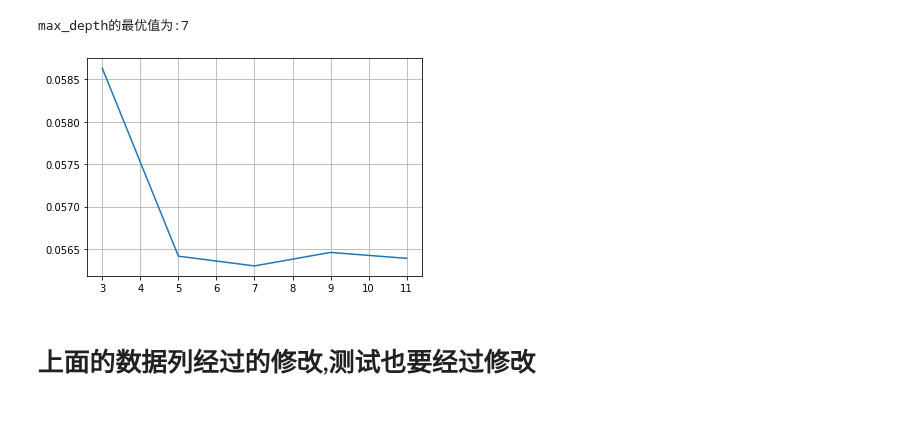
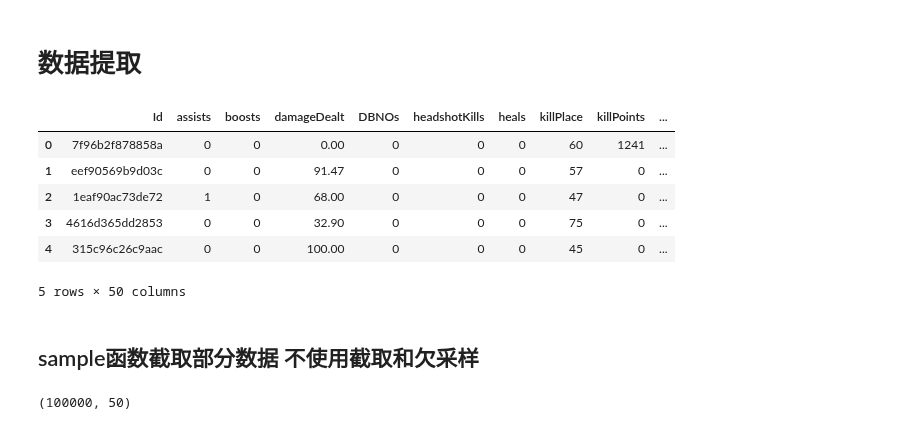
Before and after one commit to NagatoYuki0943/ML, a Jupyter notebook: code/sklearn12_lightGBM/4_PUBG_lightGBM.ipynb, the cells around one changed output. Saved outputs shown, nothing was run; the diff lists cells and outputs as text; code cells hidden in the pictures.

```diff
--- a/code/sklearn12_lightGBM/4_PUBG_lightGBM.ipynb
+++ b/code/sklearn12_lightGBM/4_PUBG_lightGBM.ipynb
@@ -965,14 +0,0 @@ Early stopping, best iteration is:
-# %%
-# np.argmin(scores) 返回最小值下标
-best_max_depth = param[np.argmin(scores)]
-print("max_depth的最优值为:{}".format(best_max_depth))
-# max_depth的最优值为:7
-
-plt.plot(param, scores)
-plt.grid()
-plt.show()
-# %% [output]
-max_depth的最优值为:7
-[figure, removed]
-# %% [markdown]
-# 上面的数据列经过的修改,测试也要经过修改
@@ -978,0 +12,20 @@ max_depth的最优值为:7
+# %% [markdown]
+# 数据提取
+# %%
+train_data = pd.read_csv("../data/pubg/train_V2_clear.csv")
+train_data.head()
+# %% [output]
+|  | Id | assists | boosts | damageDealt | DBNOs | headshotKills | heals | killPlace | killPoints | ... |
+| 0 | 7f96b2f878858a | 0 | 0 | 0.00 | 0 | 0 | 0 | 60 | 1241 | ... |
+| 1 | eef90569b9d03c | 0 | 0 | 91.47 | 0 | 0 | 0 | 57 | 0 | ... |
+| 2 | 1eaf90ac73de72 | 1 | 0 | 68.00 | 0 | 0 | 0 | 47 | 0 | ... |
+| 3 | 4616d365dd2853 | 0 | 0 | 32.90 | 0 | 0 | 0 | 75 | 0 | ... |
+| 4 | 315c96c26c9aac | 0 | 0 | 100.00 | 0 | 0 | 0 | 45 | 0 | ... |
+5 rows × 50 columns
+# %% [markdown]
+## sample函数截取部分数据 不使用截取和欠采样
+# %%
+train_data_sample = train_data.sample(100000)
+train_data_sample.shape
+# %% [output]
+(100000, 50)
```
Also changed, not shown: parts of 140 cells of this notebook, 31 other files.
